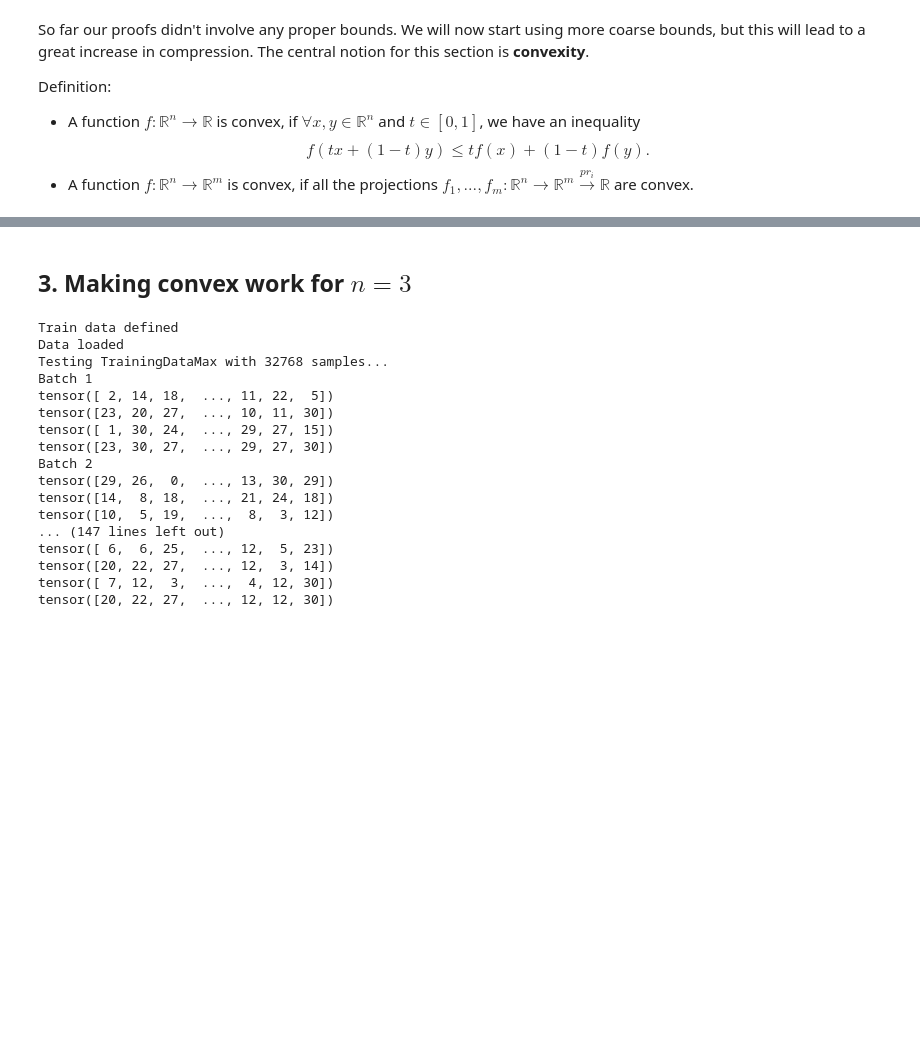
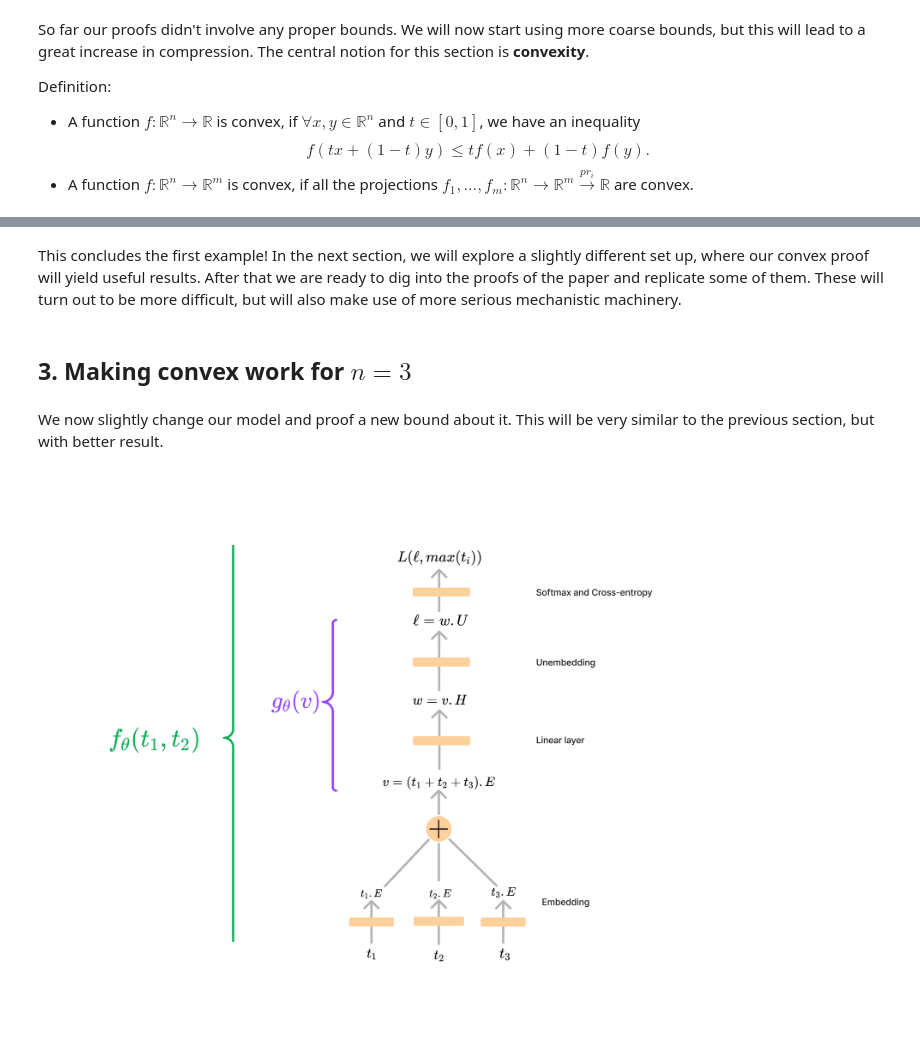
Before and after one commit to LouisYRYJ/Proof_based_approach_tutorial, a Jupyter notebook: proof_public.ipynb, the cells around one changed output, grey strips where cells are left out. Cells and saved outputs as stored; diff of their text form; code cells hidden in the pictures; blank space fills up the shorter version.

```diff
--- a/proof_public.ipynb
+++ b/proof_public.ipynb
@@ -675,3 +604,11 @@ def convexity_proof(model, params):
+# %% [markdown]
+This concludes the first example! In the next section, we will explore a slightly different set up, where our convex proof will yield useful results. After that we are ready to dig into the proofs of the paper and replicate some of them. These will turn out to be more difficult, but will also make use of more serious mechanistic machinery.
 # %% [markdown]
 ## 3. Making convex work for $n=3$
+# %% [markdown]
+We now slightly change our model and proof a new bound about it. This will be very similar to the previous section, but with better result.
+# %%
+Image("img/Model_3.png", height="700", width="700")
+# %% [output]
+[figure, added]
 # %%
@@ -680,20 +617,0 @@ train_data_3 = TrainingDataMax(params=params_3)
-# %%
-test_dataset(train_data_3)
-# %% [output]
-Train data defined
-Data loaded
-Testing TrainingDataMax with 32768 samples...
-Batch 1
-tensor([ 2, 14, 18,  ..., 11, 22,  5])
-tensor([23, 20, 27,  ..., 10, 11, 30])
-tensor([ 1, 30, 24,  ..., 29, 27, 15])
-tensor([23, 30, 27,  ..., 29, 27, 30])
-Batch 2
-tensor([29, 26,  0,  ..., 13, 30, 29])
-tensor([14,  8, 18,  ..., 21, 24, 18])
-tensor([10,  5, 19,  ...,  8,  3, 12])
-... (147 lines left out)
-tensor([ 6,  6, 25,  ..., 12,  5, 23])
-tensor([20, 22, 27,  ..., 12,  3, 14])
-tensor([ 7, 12,  3,  ...,  4, 12, 30])
-tensor([20, 22, 27,  ..., 12, 12, 30])
```
Also changed, not shown: parts of 80 cells of this notebook, 2 other files.
